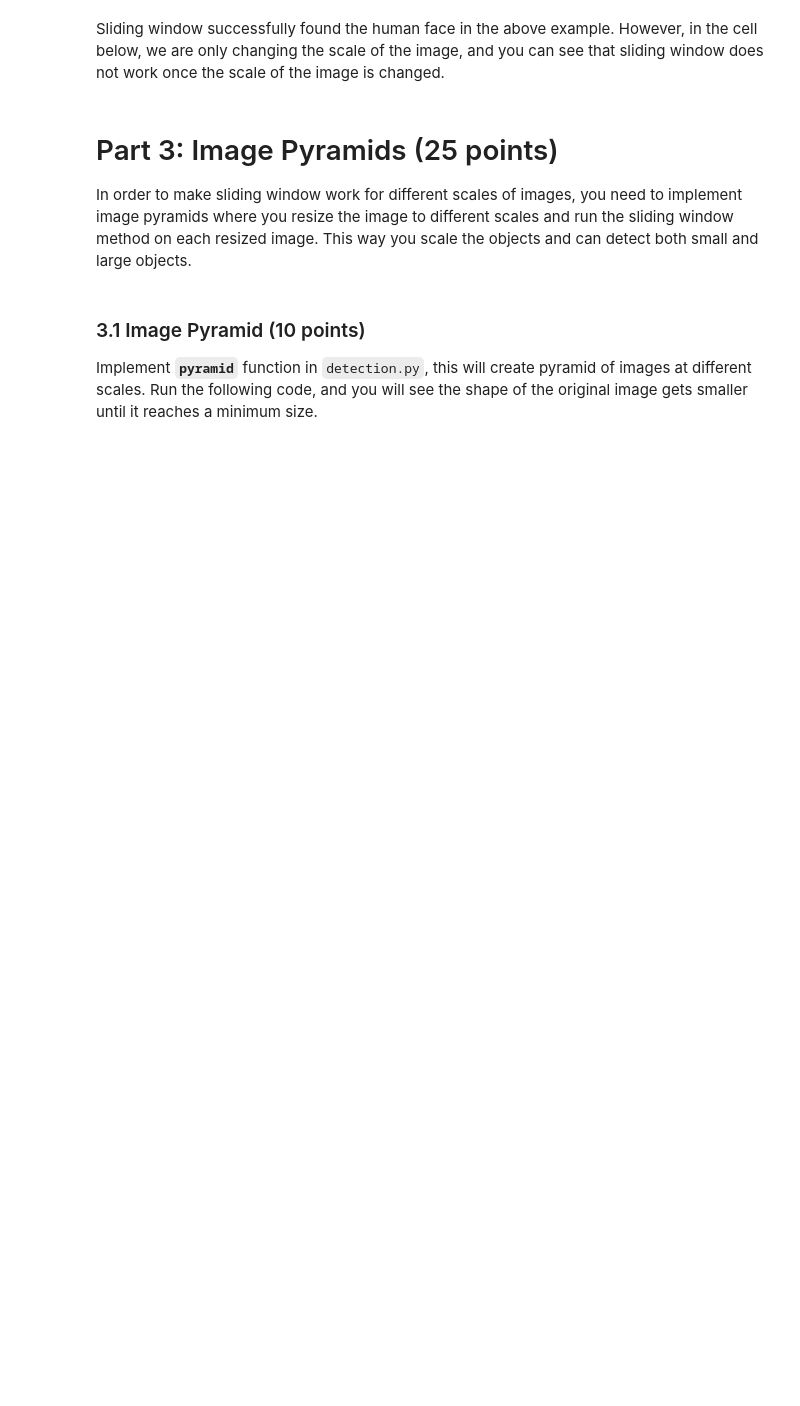
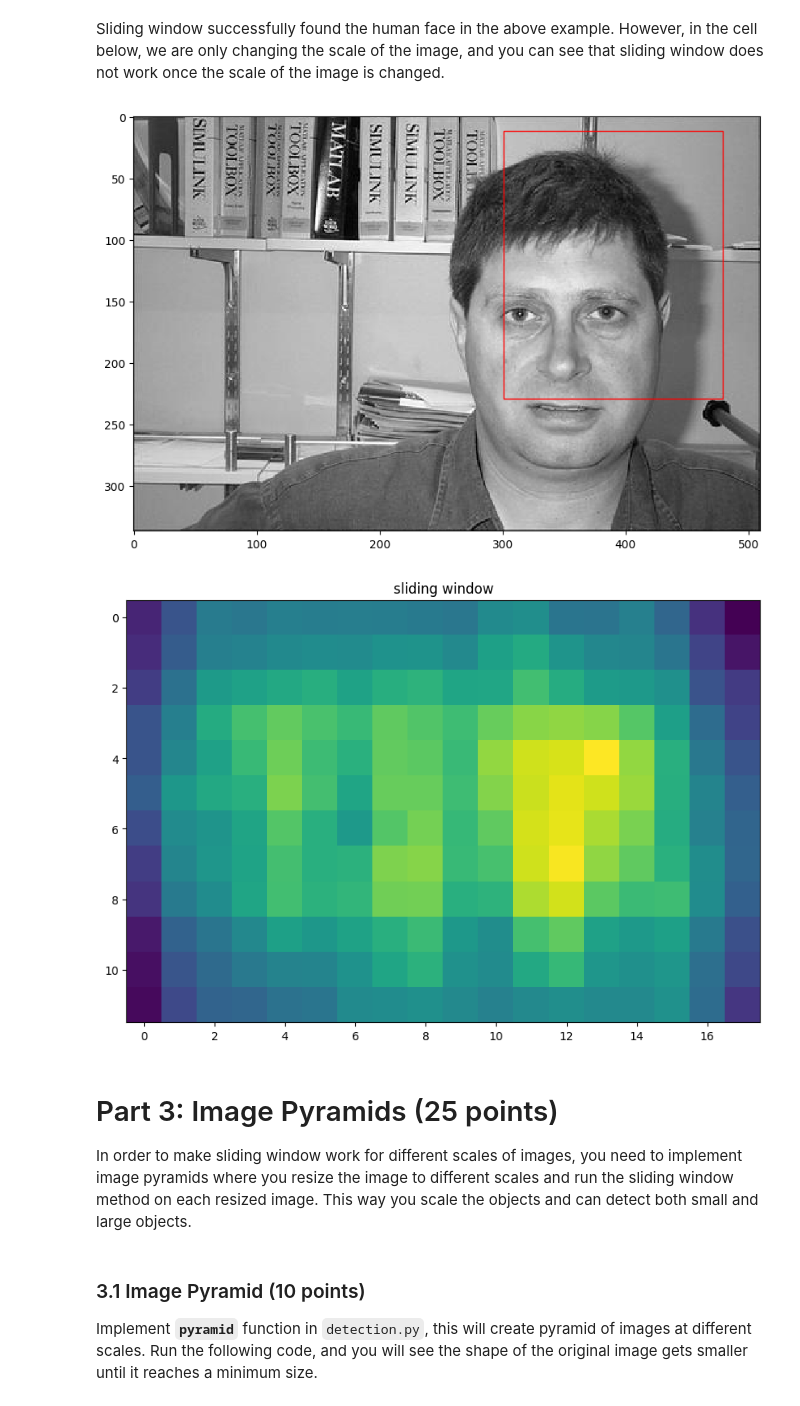
Before and after one commit to Horizon-42/CS131_release, a Jupyter notebook: fall_2019/hw7_release/hw7.ipynb, the cells around one changed output. Cells and saved outputs as stored; diff of their text form; code cells hidden in the pictures; blank space fills up the shorter version.

```diff
--- a/fall_2019/hw7_release/hw7.ipynb
+++ b/fall_2019/hw7_release/hw7.ipynb
@@ -78,15 +85,18 @@ plot_part2(image, r, c, response_map, winW, winH)
 Sliding window successfully found the human face in the above example. However, in the cell below, we are only changing the scale of the image, and you can see that sliding window does not work once the scale of the image is changed.
 # %%
 image_path = 'image_0001.jpg'
-image = io.imread(image_path, as_grey=True)
+image = io.imread(image_path, as_gray=True)
 image = rescale(image, 1.0)
 
 (winH, winW) = face_shape
 (score, r, c, max_response_map) = sliding_window(image, face_feature, stepSize=30, windowSize=face_shape)
 
 crop = image[r:r+winH, c:c+winW]
 
 plot_part2(image, r, c, max_response_map, winW, winH)
+# %% [output]
+[figure, added]
+[figure, added]
 # %% [markdown]
 # Part 3: Image Pyramids (25 points)
 In order to make sliding window work for different scales of images, you need to implement image pyramids where you resize the image to different scales and run the sliding window method on each resized image. This way you scale the objects and can detect both small and large objects.
```
Also changed, not shown: parts of 19 cells of this notebook, 2 other files.
